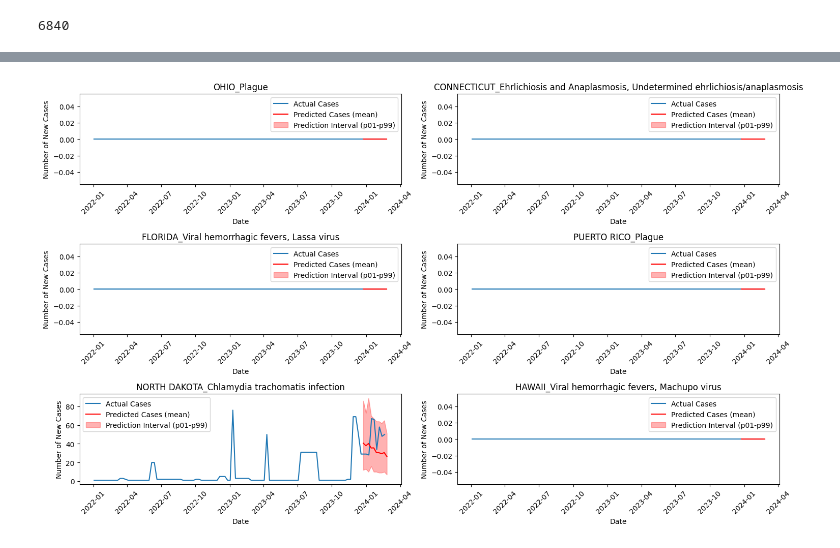
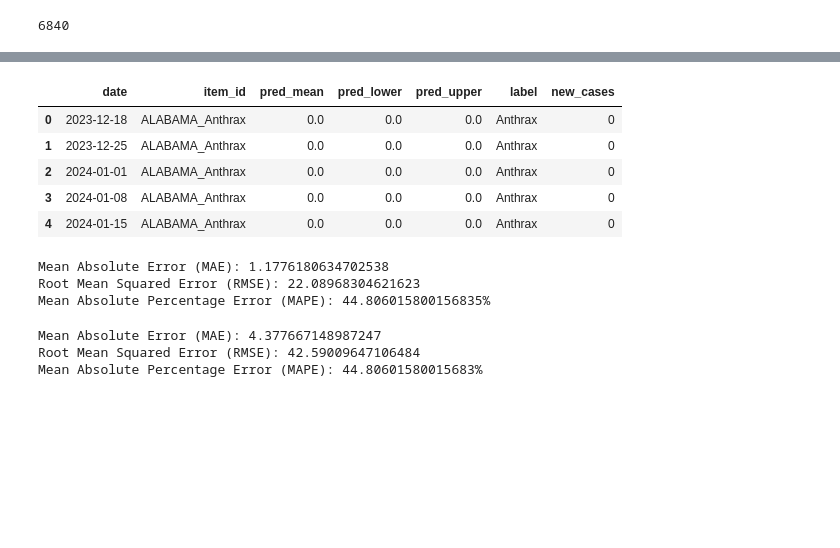
Before and after one commit to SloughJE/OUTBREAK, a Jupyter notebook: notebooks/1.0-JES-DeepAR-struggle.ipynb, the cells around one changed output, grey strips where cells are left out. Drawn from its saved outputs; the diff is of its cells as text; code cells hidden in the pictures; blank space fills up the shorter version.

```diff
--- a/notebooks/1.0-JES-DeepAR-struggle.ipynb
+++ b/notebooks/1.0-JES-DeepAR-struggle.ipynb
@@ -227,3 +165,13 @@ train_ds = PandasDataset.from_long_dataframe(train, target='new_cases', item_id=
                                              timestamp='date', freq='W')
 test_ds = PandasDataset.from_long_dataframe(test, target='new_cases', item_id='item_id',
                                             timestamp='date', freq='W')
+
+# Train the model and make predictions
+estimator = DeepAREstimator(
+    prediction_length=10,
+    freq="W",
+    distr_output=NegativeBinomialOutput(),
+    trainer_kwargs={"max_epochs": 100}
+)
+
+model = estimator.train(train_ds)
@@ -477,4 +240,0 @@ def plot_forecasts(df, all_preds_df, num_charts=4):
-# %%
-plot_forecasts(df, all_preds_df, num_charts=6)
-# %% [output]
-[figure, removed]
@@ -481,3 +246,47 @@ plot_forecasts(df, all_preds_df, num_charts=6)
+# %%
+df_evaluation = pd.merge(all_preds_df, test, on=['item_id', 'date'])
+df_evaluation.head()
+# %% [output]
+|  | date | item_id | pred_mean | pred_lower | pred_upper | label | new_cases |
+| 0 | 2023-12-18 | ALABAMA_Anthrax | 0.0 | 0.0 | 0.0 | Anthrax | 0 |
+| 1 | 2023-12-25 | ALABAMA_Anthrax | 0.0 | 0.0 | 0.0 | Anthrax | 0 |
+| 2 | 2024-01-01 | ALABAMA_Anthrax | 0.0 | 0.0 | 0.0 | Anthrax | 0 |
+| 3 | 2024-01-08 | ALABAMA_Anthrax | 0.0 | 0.0 | 0.0 | Anthrax | 0 |
+| 4 | 2024-01-15 | ALABAMA_Anthrax | 0.0 | 0.0 | 0.0 | Anthrax | 0 |
+# %%
+# Calculate errors
+mae = mean_absolute_error(df_evaluation['new_cases'], df_evaluation['pred_mean'])
+rmse = np.sqrt(mean_squared_error(df_evaluation['new_cases'], df_evaluation['pred_mean']))
+
+# Since MAPE can have division by zero issues, we'll handle it carefully
+mape = np.mean(np.abs((df_evaluation['new_cases'] - df_evaluation['pred_mean']) / df_evaluation['new_cases'].replace(0, np.nan))) * 100
+
+# Printing the errors
+print(f"Mean Absolute Error (MAE): {mae}")
+print(f"Root Mean Squared Error (RMSE): {rmse}")
+print(f"Mean Absolute Percentage Error (MAPE): {mape}%")
+# %% [output]
+Mean Absolute Error (MAE): 1.1776180634702538
+Root Mean Squared Error (RMSE): 22.08968304621623
+Mean Absolute Percentage Error (MAPE): 44.806015800156835%
+# %%
+mode_new_cases = df_evaluation.groupby('item_id')['new_cases'].apply(lambda x: x.mode()[0])
+item_ids_to_keep = mode_new_cases[mode_new_cases != 0].index
+filtered_df = df_evaluation[df_evaluation['item_id'].isin(item_ids_to_keep)]
+mae = mean_absolute_error(filtered_df['new_cases'], filtered_df['pred_mean'])
+rmse = np.sqrt(mean_squared_error(filtered_df['new_cases'], filtered_df['pred_mean']))
+
+# Since MAPE can have division by zero issues, we'll handle it carefully
+mape = np.mean(np.abs((filtered_df['new_cases'] - filtered_df['pred_mean']) / filtered_df['new_cases'].replace(0, np.nan))) * 100
+
+# Printing the errors
+print(f"Mean Absolute Error (MAE): {mae}")
+print(f"Root Mean Squared Error (RMSE): {rmse}")
+print(f"Mean Absolute Percentage Error (MAPE): {mape}%")
+# %% [output]
+Mean Absolute Error (MAE): 4.377667148987247
+Root Mean Squared Error (RMSE): 42.59009647106484
+Mean Absolute Percentage Error (MAPE): 44.80601580015683%
 # %%
 import plotly.graph_objects as go
 from plotly.subplots import make_subplots
```
Also changed, not shown: parts of 56 cells of this notebook.
